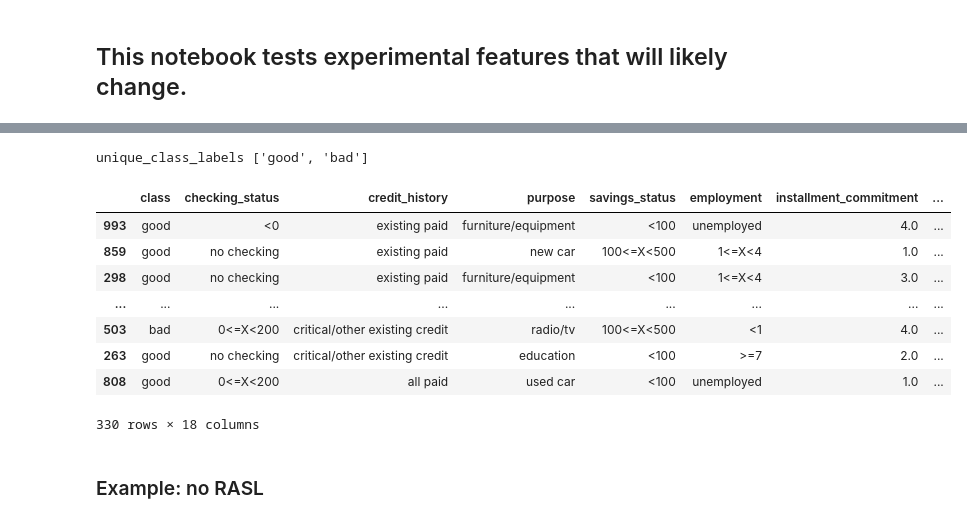
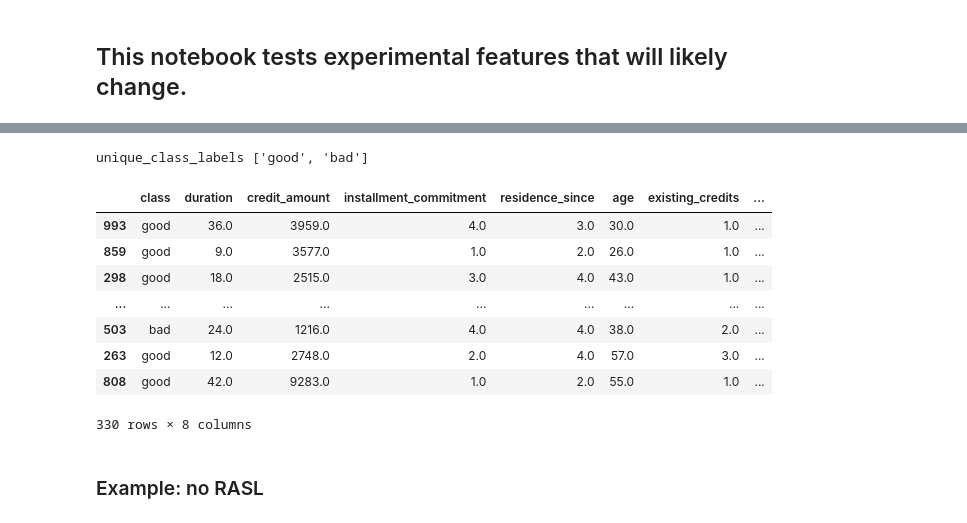
Before and after one commit to IBM/lale, a Jupyter notebook: examples/demo_task_graphs.ipynb, the cells around one changed output, grey strips where cells are left out. Cells and saved outputs as stored; diff of their text form; code cells hidden in the pictures.

```diff
--- a/examples/demo_task_graphs.ipynb
+++ b/examples/demo_task_graphs.ipynb
@@ -27,27 +27,27 @@ assert not is_incremental(RFC)
 # %%
 import lale.datasets.openml
 import pandas as pd
-from lale.lib.lale import Project, categorical
+from lale.lib.lale import Project
 
 (raw_train_X, train_y), (raw_test_X, test_y) = lale.datasets.openml.fetch("credit-g", "classification", preprocess=False)
-project = Project(columns=categorical(10)).fit(raw_train_X)
+project = Project(columns={"type": "number"}).fit(raw_train_X)
 train_X, test_X = project.transform(raw_train_X), project.transform(raw_test_X)
 unique_class_labels = list(train_y.unique())
 print(f"unique_class_labels {unique_class_labels}")
 
 pd.set_option('display.max_rows', 6)
 pd.concat([test_y, test_X], axis=1)
 # %% [output]
 unique_class_labels ['good', 'bad']
-|  | class | checking_status | credit_history | purpose | savings_status | employment | installment_commitment | ... |
-| 993 | good | <0 | existing paid | furniture/equipment | <100 | unemployed | 4.0 | ... |
-| 859 | good | no checking | existing paid | new car | 100<=X<500 | 1<=X<4 | 1.0 | ... |
-| 298 | good | no checking | existing paid | furniture/equipment | <100 | 1<=X<4 | 3.0 | ... |
+|  | class | duration | credit_amount | installment_commitment | residence_since | age | existing_credits | ... |
+| 993 | good | 36.0 | 3959.0 | 4.0 | 3.0 | 30.0 | 1.0 | ... |
+| 859 | good | 9.0 | 3577.0 | 1.0 | 2.0 | 26.0 | 1.0 | ... |
+| 298 | good | 18.0 | 2515.0 | 3.0 | 4.0 | 43.0 | 1.0 | ... |
 | ... | ... | ... | ... | ... | ... | ... | ... | ... |
-| 503 | bad | 0<=X<200 | critical/other existing credit | radio/tv | 100<=X<500 | <1 | 4.0 | ... |
-| 263 | good | no checking | critical/other existing credit | education | <100 | >=7 | 2.0 | ... |
-| 808 | good | 0<=X<200 | all paid | used car | <100 | unemployed | 1.0 | ... |
+| 503 | bad | 24.0 | 1216.0 | 4.0 | 4.0 | 38.0 | 2.0 | ... |
+| 263 | good | 12.0 | 2748.0 | 2.0 | 4.0 | 57.0 | 3.0 | ... |
+| 808 | good | 42.0 | 9283.0 | 1.0 | 2.0 | 55.0 | 1.0 | ... |
-330 rows × 18 columns
+330 rows × 8 columns
 # %% [markdown]
 ### Example: no RASL
 # %%
```
Also changed, not shown: parts of 13 cells of this notebook, 1 other file.
